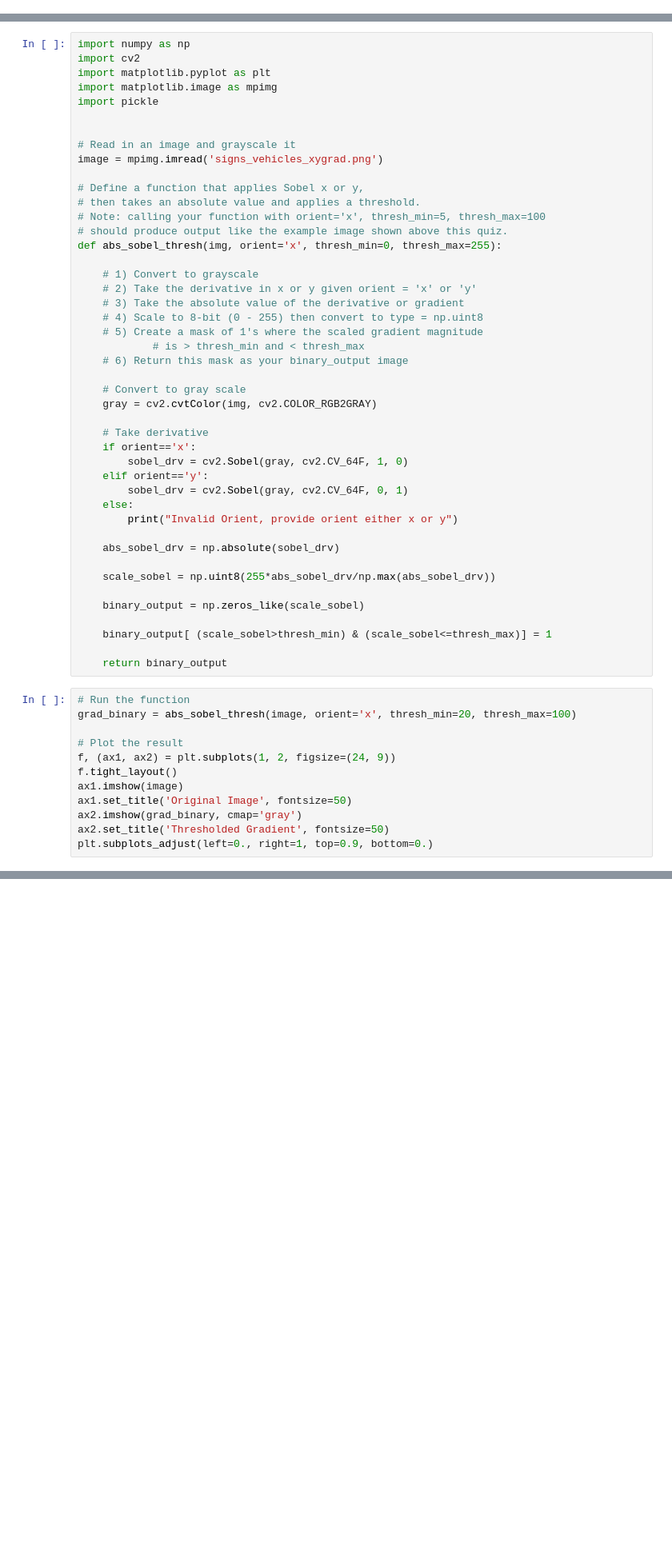
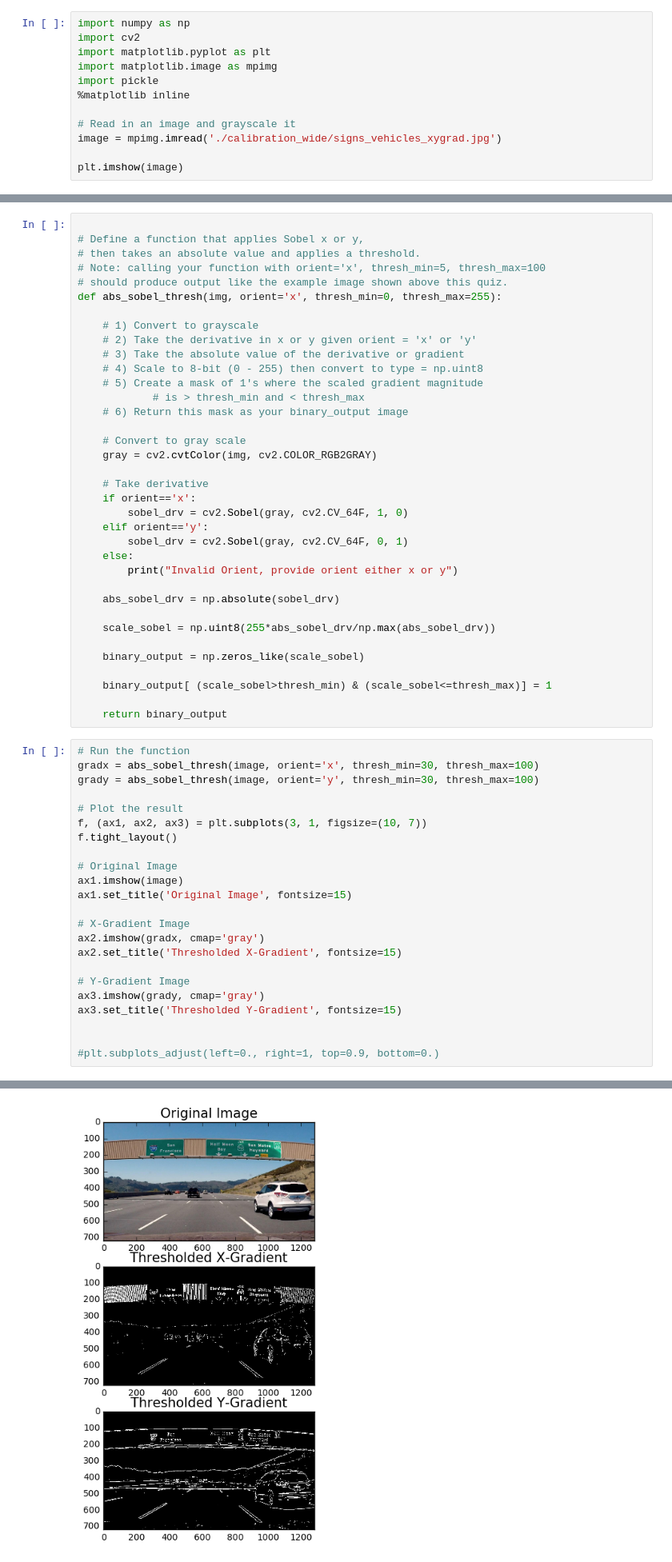
Before and after one commit to atchireddi/CarND-Camera-Calibration, a Jupyter notebook: 6_apply_sobel.ipynb, the cells around one changed output, grey strips where cells are left out. Shown at 80% size. Drawn from its saved outputs; the diff is of its cells as text; blank space fills up the shorter version.

Commit message:
Gradient Detection completed

```diff
--- a/6_apply_sobel.ipynb
+++ b/6_apply_sobel.ipynb
@@ -0,0 +1,12 @@
+# %%
+import numpy as np
+import cv2
+import matplotlib.pyplot as plt
+import matplotlib.image as mpimg
+import pickle
+%matplotlib inline
+
+# Read in an image and grayscale it
+image = mpimg.imread('./calibration_wide/signs_vehicles_xygrad.jpg')
+
+plt.imshow(image)
@@ -1,13 +16,4 @@
 # %%
-import numpy as np
-import cv2
-import matplotlib.pyplot as plt
-import matplotlib.image as mpimg
-import pickle
-
-
-# Read in an image and grayscale it
-image = mpimg.imread('signs_vehicles_xygrad.png')
 
 # Define a function that applies Sobel x or y,
 # then takes an absolute value and applies a threshold.
@@ -45,13 +51,25 @@ def abs_sobel_thresh(img, orient='x', thresh_min=0, thresh_max=255):
     return binary_output
 # %%
 # Run the function
-grad_binary = abs_sobel_thresh(image, orient='x', thresh_min=20, thresh_max=100)
+gradx = abs_sobel_thresh(image, orient='x', thresh_min=30, thresh_max=100)
+grady = abs_sobel_thresh(image, orient='y', thresh_min=30, thresh_max=100)
 
 # Plot the result
-f, (ax1, ax2) = plt.subplots(1, 2, figsize=(24, 9))
+f, (ax1, ax2, ax3) = plt.subplots(3, 1, figsize=(10, 7))
 f.tight_layout()
+
+# Original Image
 ax1.imshow(image)
-ax1.set_title('Original Image', fontsize=50)
-ax2.imshow(grad_binary, cmap='gray')
-ax2.set_title('Thresholded Gradient', fontsize=50)
-plt.subplots_adjust(left=0., right=1, top=0.9, bottom=0.)
+ax1.set_title('Original Image', fontsize=15)
+
+# X-Gradient Image
+ax2.imshow(gradx, cmap='gray')
+ax2.set_title('Thresholded X-Gradient', fontsize=15)
+
+# Y-Gradient Image
+ax3.imshow(grady, cmap='gray')
+ax3.set_title('Thresholded Y-Gradient', fontsize=15)
+
+
+#plt.subplots_adjust(left=0., right=1, top=0.9, bottom=0.)
+# %% [output]
@@ -57,0 +77 @@ plt.subplots_adjust(left=0., right=1, top=0.9, bottom=0.)
+[figure, added]
```
Also changed, not shown: parts of 2 cells of this notebook, 4 other files.
